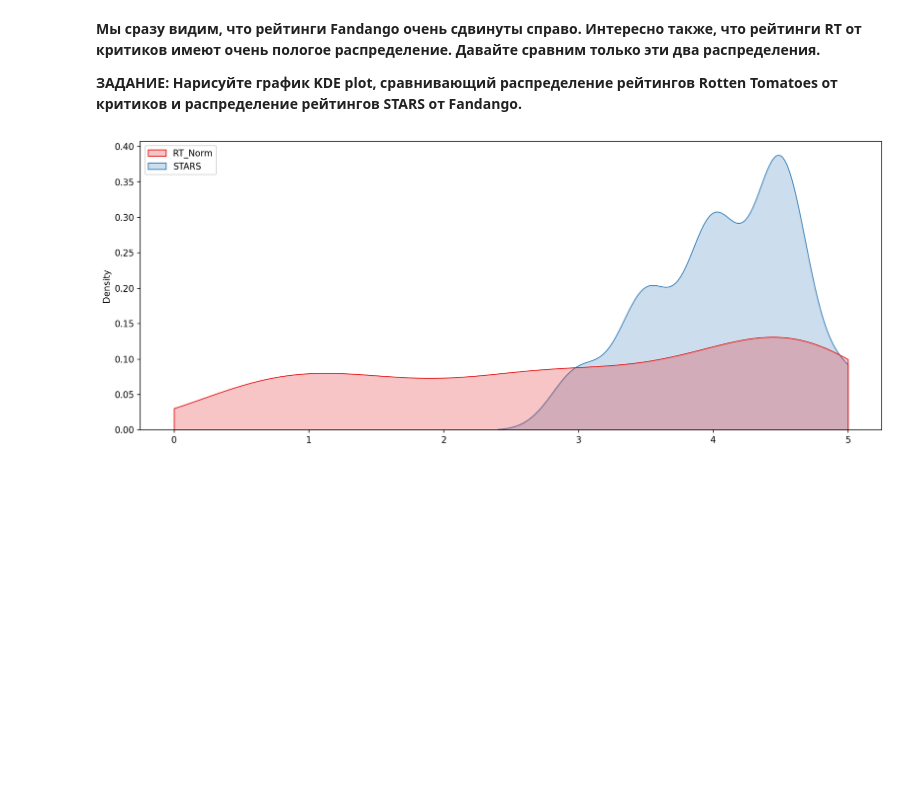
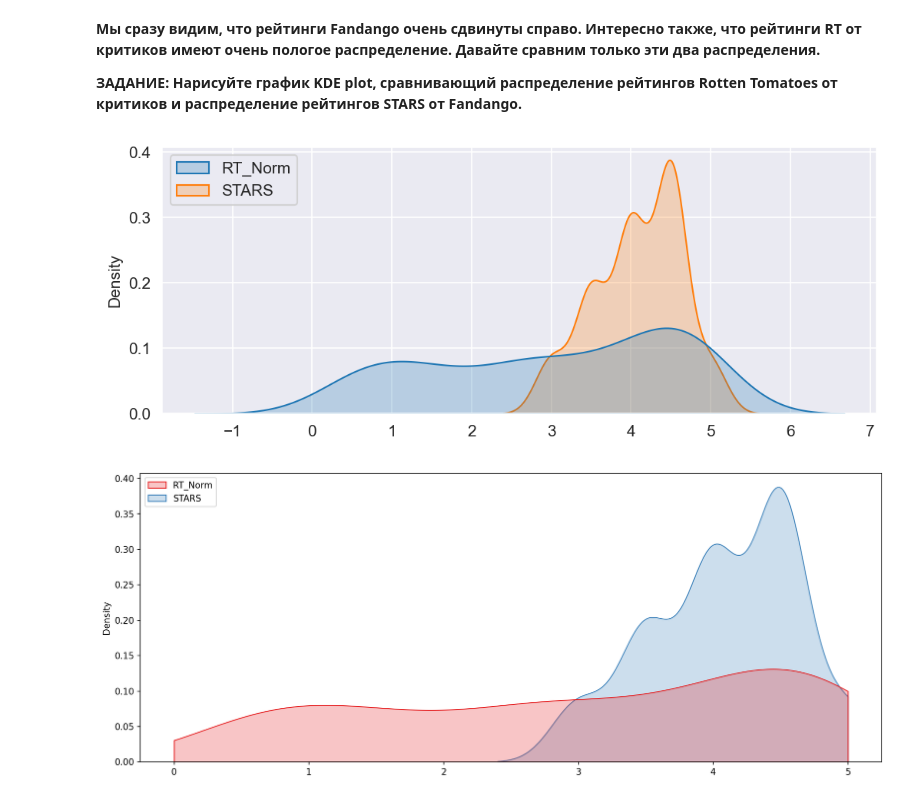
Before and after one commit to sanakulov/ml2, a Jupyter notebook: 06-Capstone-Project/00-Capstone-Project.ipynb, the cells around one changed output. Drawn from its saved outputs; the diff is of its cells as text; code cells hidden in the pictures; blank space fills up the shorter version.

```diff
--- a/06-Capstone-Project/00-Capstone-Project.ipynb
+++ b/06-Capstone-Project/00-Capstone-Project.ipynb
@@ -669,3 +732,10 @@ p.s. если Вам нужно переместить легенду на гр
+# %%
+# НАПИШИТЕ ВАШ КОД В ЭТОЙ ЯЧЕЙКЕ!
+plt.figure(figsize=(8,3), dpi=150)
+ax = sb.kdeplot(data=norm_scores[["RT_Norm", "STARS"]], fill=True)
+sb.move_legend(ax, "upper left")
+# %% [output]
+[figure, added]
 # %%
 # %% [output]
 [figure]
```
Also changed, not shown: parts of 16 cells of this notebook.
